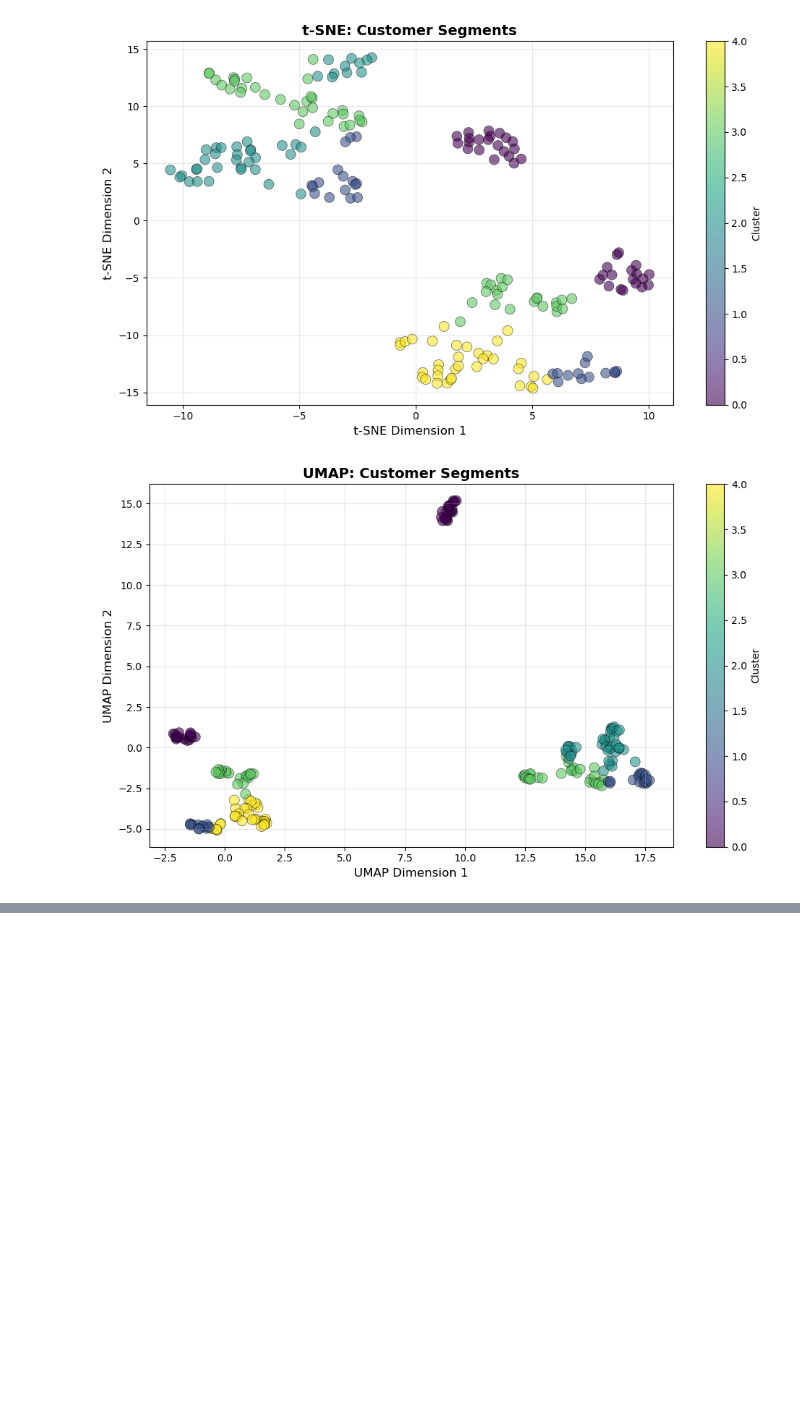
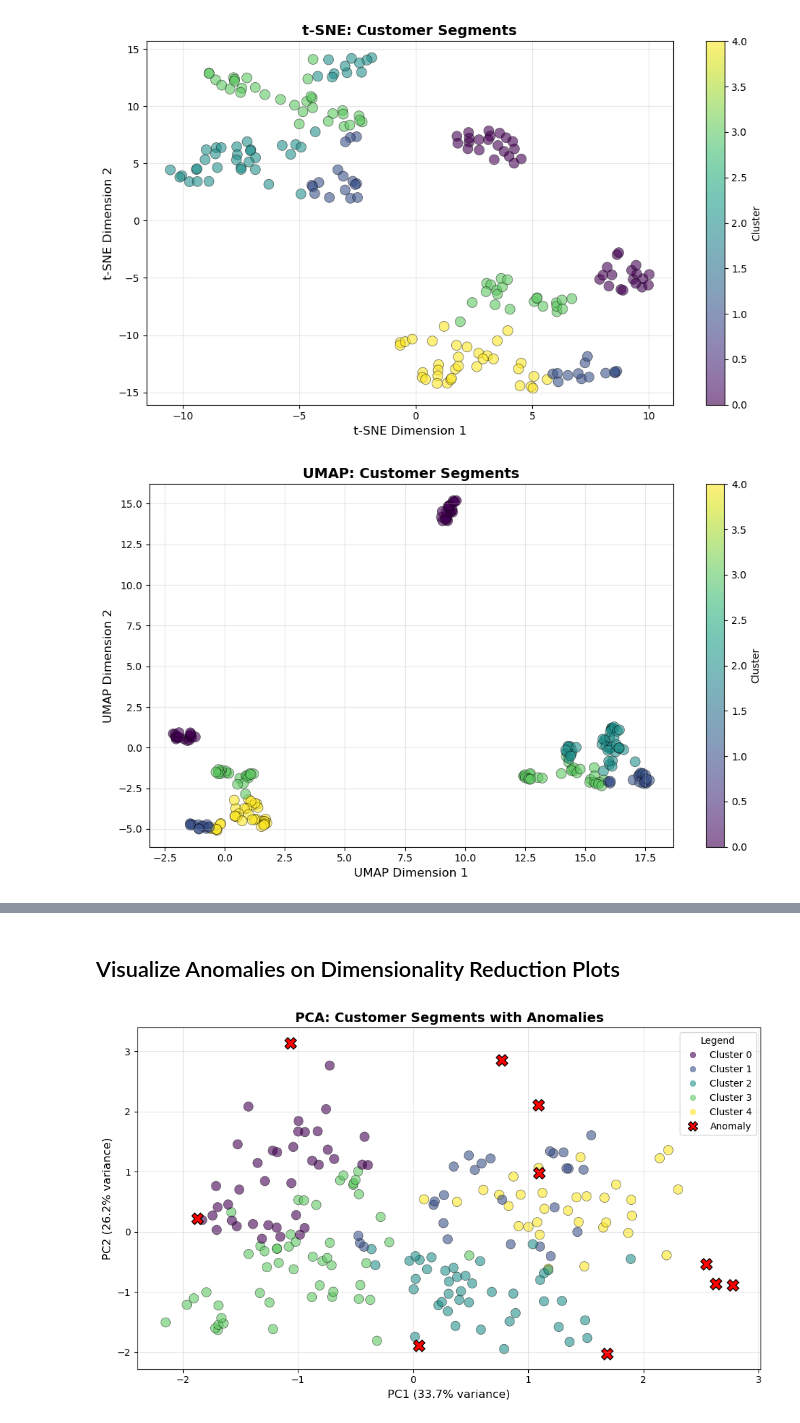
Before and after one commit to alexliu409/mini_project-3, a Jupyter notebook: notebooks/analysis.ipynb, the cells around one changed output, grey strips where cells are left out. Saved outputs shown, nothing was run; the diff lists cells and outputs as text; code cells hidden in the pictures; blank space fills up the shorter version.

```diff
--- a/notebooks/analysis.ipynb
+++ b/notebooks/analysis.ipynb
@@ -293,0 +329,18 @@ plt.show()
+# %%
+# Given that anomalies are typically rare, a contamination value of 0.05 seems a reasonable starting point.
+# It implies we expect 5% of the data points to be outliers, which is a common assumption in anomaly detection
+# where outliers are not overly abundant but significant enough to be identified.
+chosen_contamination = 0.05
+
+# Initialize Isolation Forest model with the chosen contamination value
+final_anomaly_model = IsolationForest(contamination=chosen_contamination, random_state=42)
+
+# Fit the model to the scaled data
+final_anomaly_model.fit(X_scaled)
+
+# Predict anomaly labels (-1 for outliers, 1 for inliers)
+anomaly_labels = final_anomaly_model.predict(X_scaled)
+
+num_anomalies_chosen = list(anomaly_labels).count(-1)
+print(f"\nChosen contamination value: {chosen_contamination}")
+print(f"Number of anomalies detected with chosen contamination: {num_anomalies_chosen}")
@@ -293,0 +414,46 @@ plt.show()
+# %% [markdown]
+## Visualize Anomalies on Dimensionality Reduction Plots
+# %%
+import matplotlib.pyplot as plt
+
+# Prepare data for plotting anomalies
+# Create a boolean mask for anomalies
+anomaly_mask = (anomaly_labels == -1)
+
+# Separate anomalous and non-anomalous data for PCA
+X_pca_anomalies = X_pca[anomaly_mask]
+X_pca_normal = X_pca[~anomaly_mask]
+clusters_normal = clusters[~anomaly_mask]
+
+# --- PCA Plot with Anomalies ---
+plt.figure(figsize=(10, 6))
+
+# Plot normal data points, colored by cluster
+scatter_normal = plt.scatter(X_pca_normal[:, 0], X_pca_normal[:, 1],
+                             c=clusters_normal, cmap='viridis',
+                             s=100, alpha=0.6, edgecolors='black', linewidth=0.5,
+                             label='Normal points (by Cluster)')
+
+# Plot anomalous data points
+plt.scatter(X_pca_anomalies[:, 0], X_pca_anomalies[:, 1],
+            color='red', marker='X', s=150, alpha=1.0, edgecolors='black', linewidth=1,
+            label='Anomaly')
+
+# Add cluster specific labels to legend for normal points
+handles, labels = scatter_normal.legend_elements()
+cluster_labels = [f'Cluster {i}' for i in sorted(list(set(clusters_normal)))]
+
+# Combine legends for normal points (clusters) and anomalies
+all_handles = list(handles) + [plt.Line2D([0], [0], marker='X', color='w', label='Anomaly',
+                                         markerfacecolor='red', markersize=10, markeredgecolor='black')]
+all_labels = cluster_labels + ['Anomaly']
+
+plt.xlabel(f'PC1 ({pca.explained_variance_ratio_[0]:.1%} variance)', fontsize=12)
+plt.ylabel(f'PC2 ({pca.explained_variance_ratio_[1]:.1%} variance)', fontsize=12)
+plt.title('PCA: Customer Segments with Anomalies', fontsize=14, fontweight='bold')
+plt.legend(all_handles, all_labels, title='Legend')
+plt.grid(True, alpha=0.3)
+plt.tight_layout()
+plt.show()
+# %% [output]
+[figure, added]
```
Also changed, not shown: parts of 19 cells of this notebook.
